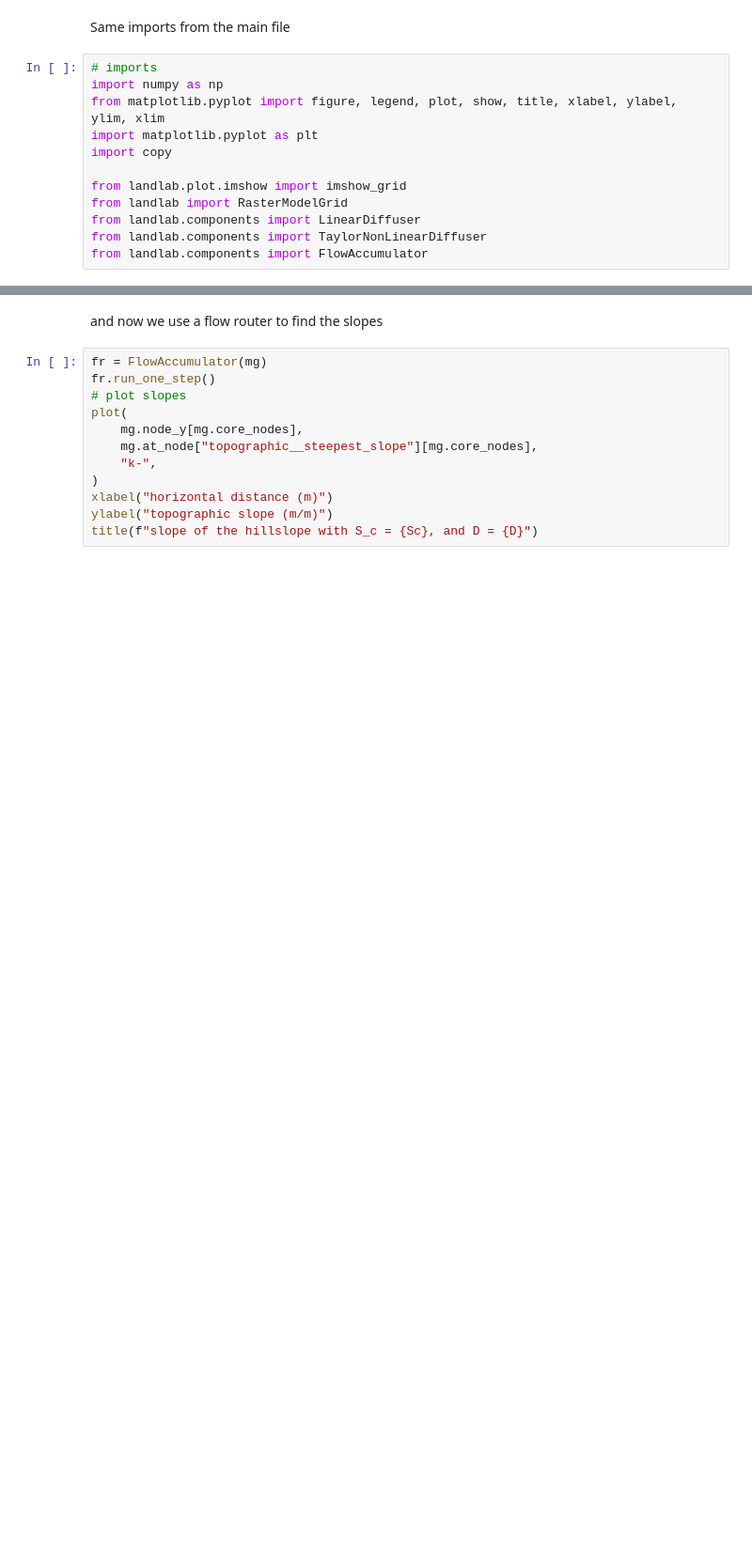
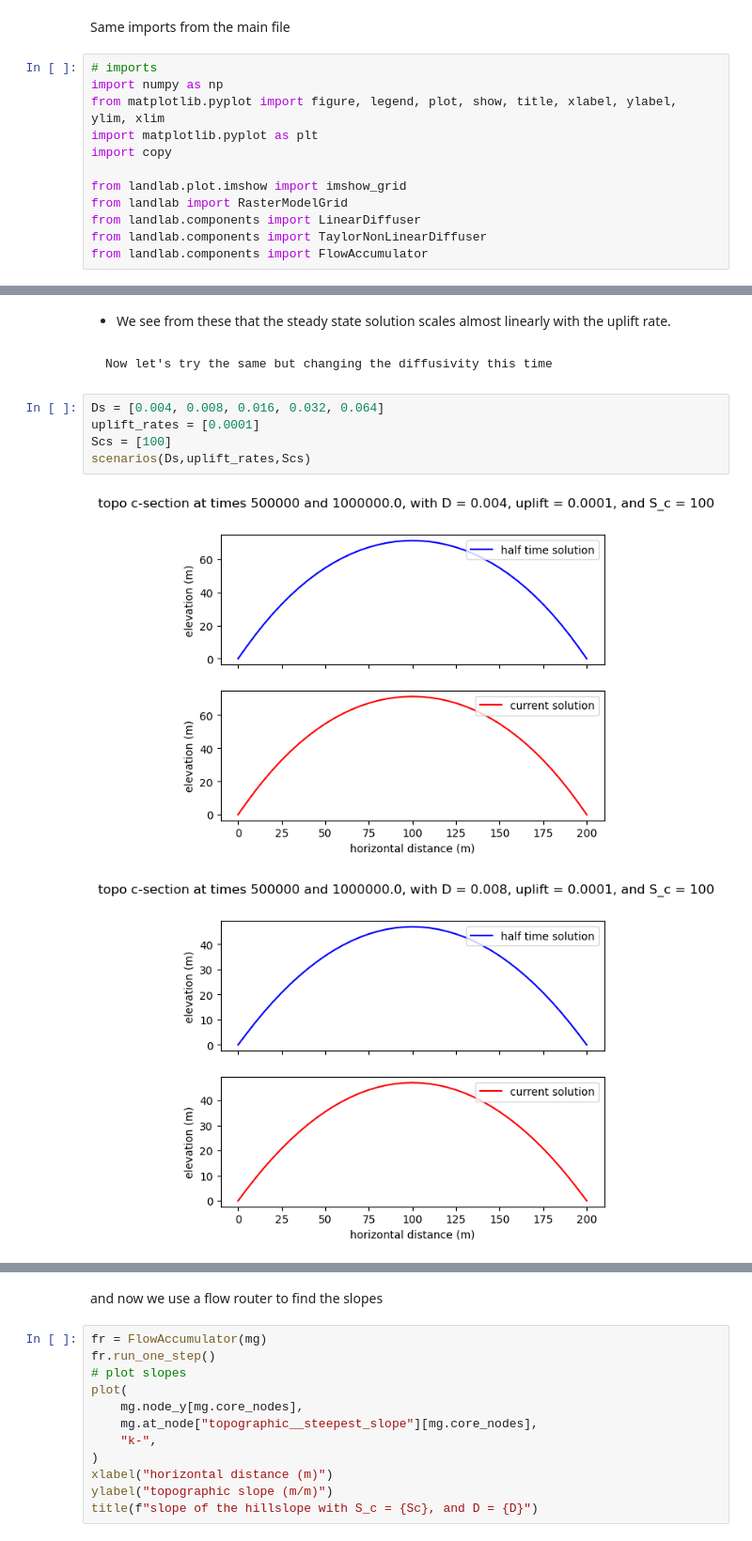
Before and after one commit to sergiogyoz/Geomorphology, a Jupyter notebook: HW/hillslope_non_linear_diffusion.ipynb, the cells around one changed output, grey strips where cells are left out. Shown at 94% size. Drawn from its saved outputs; the diff is of its cells as text; blank space fills up the shorter version.

```diff
--- a/HW/hillslope_non_linear_diffusion.ipynb
+++ b/HW/hillslope_non_linear_diffusion.ipynb
@@ -177,0 +218,12 @@ for D in Ds:
+# %% [markdown]
+- We see from these that the steady state solution scales almost linearly with the uplift rate.
+# %% [markdown]
+    Now let's try the same but changing the diffusivity this time
+# %%
+Ds = [0.004, 0.008, 0.016, 0.032, 0.064]
+uplift_rates = [0.0001]
+Scs = [100]
+scenarios(Ds,uplift_rates,Scs)
+# %% [output]
+[figure, added]
+[figure, added]
```
Also changed, not shown: parts of 33 cells of this notebook.
